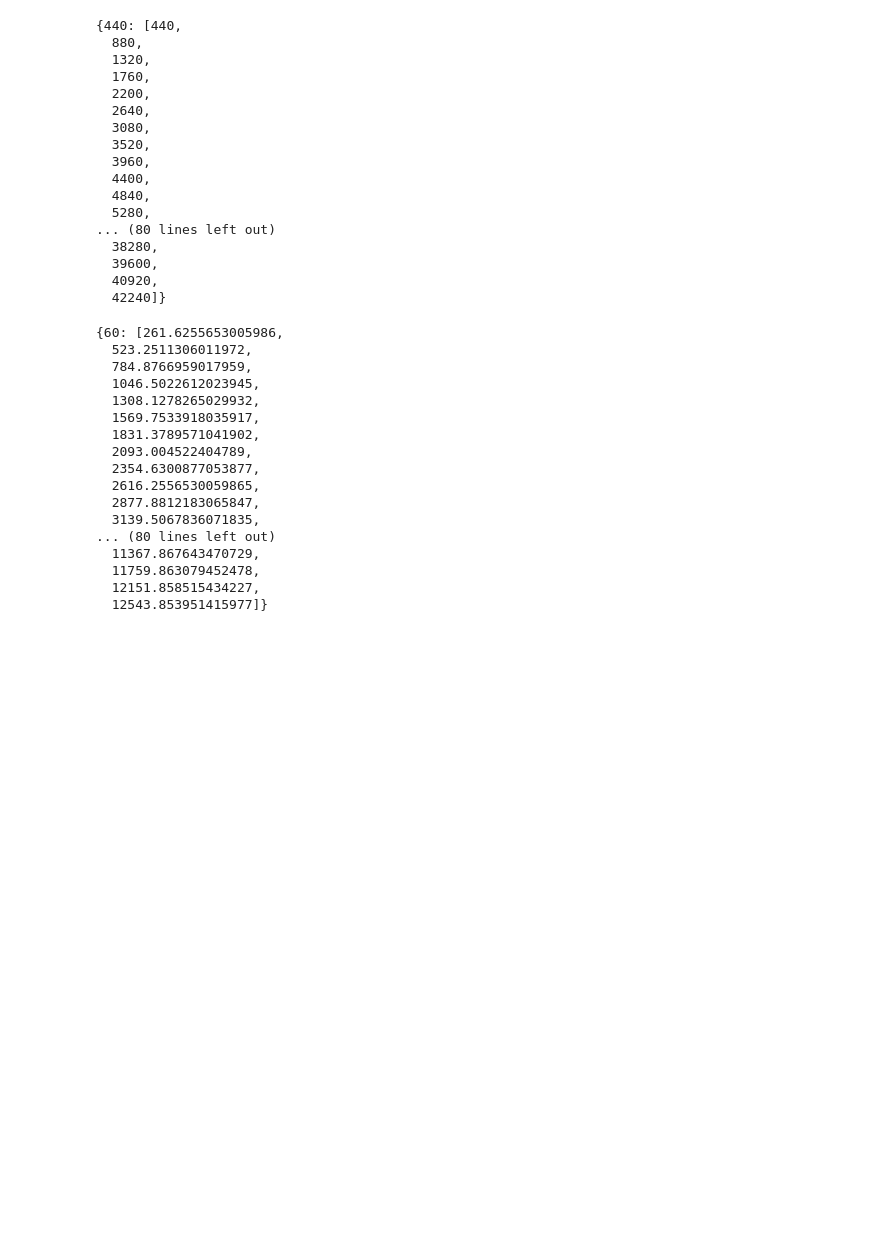
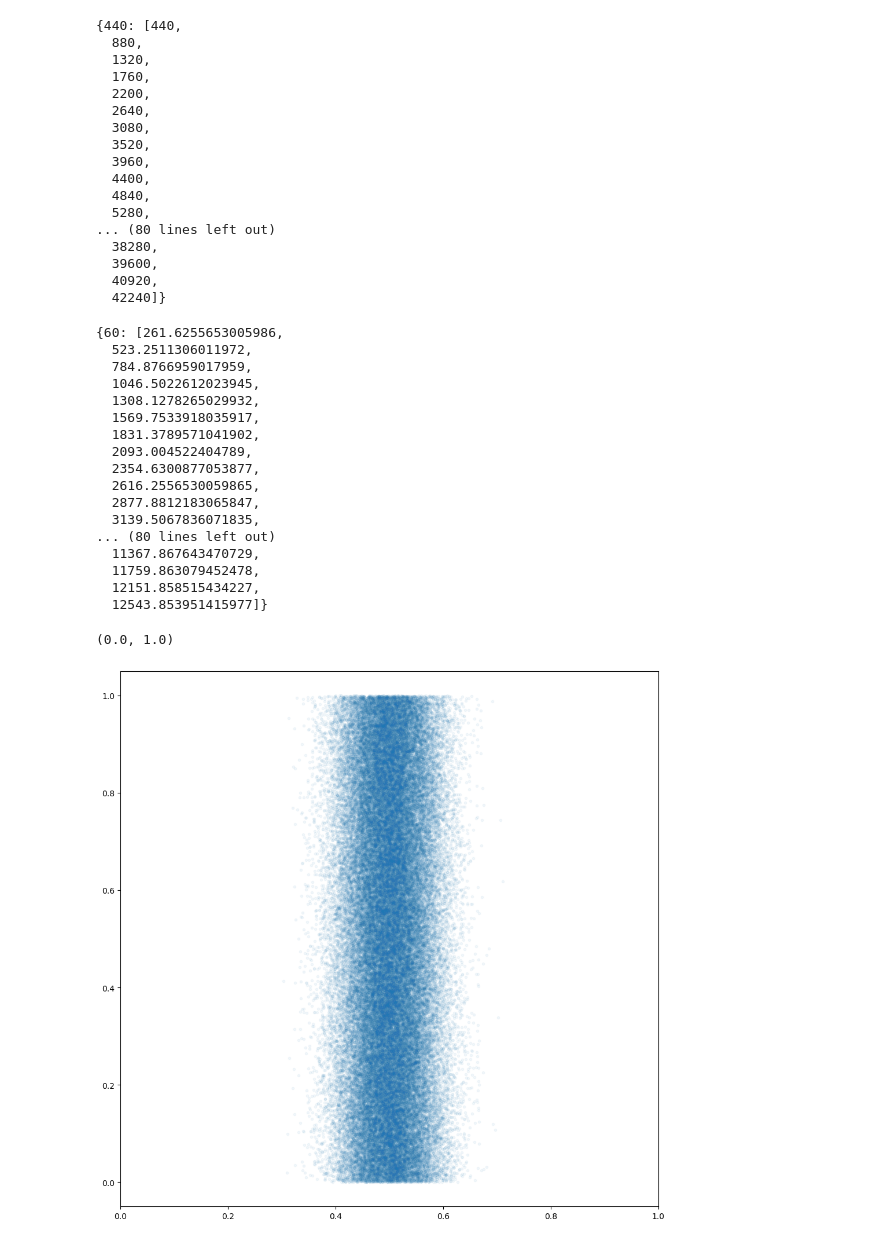
Before and after one commit to jarmitage/strengjavera, a Jupyter notebook: py/notebook.ipynb, the cells around one changed output. Drawn from its saved outputs; the diff is of its cells as text; code cells hidden in the pictures; blank space fills up the shorter version.

```diff
--- a/py/notebook.ipynb
+++ b/py/notebook.ipynb
@@ -86,0 +90,13 @@ harmonic_map
+# %%
+a = 0.2
+n = 100000
+fig, ax = plt.subplots(figsize=(12,12))
+ax.scatter(
+    (torch.randn(n)*a).sigmoid(),
+    torch.rand(n),
+    marker='.', alpha=0.05
+    )
+ax.set_xlim(0,1)
+# %% [output]
+(0.0, 1.0)
+[figure, added]
```
Also changed, not shown: parts of 2 cells of this notebook, 4 other files.
